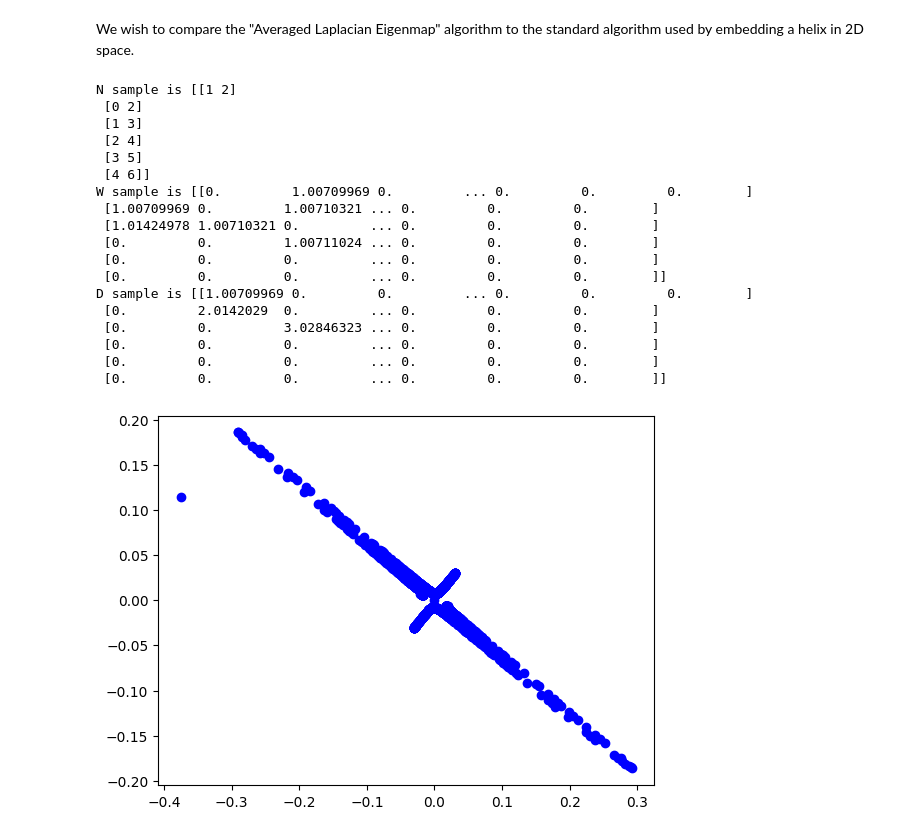
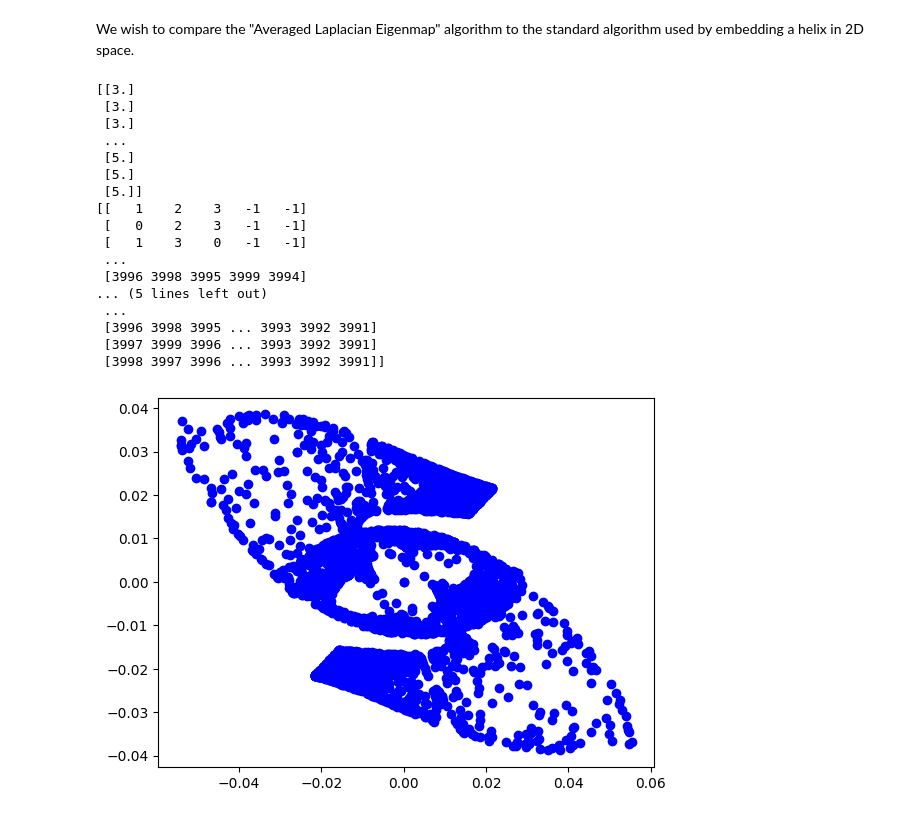
Before and after one commit to lucas-tucker/REU-2023, a Jupyter notebook: Experiment_LE_helix.ipynb, the cells around one changed output. Cells and saved outputs as stored; diff of their text form; code cells hidden in the pictures.

```diff
--- a/Experiment_LE_helix.ipynb
+++ b/Experiment_LE_helix.ipynb
@@ -66,32 +78,65 @@ X.shape
 # %% [markdown]
 We wish to compare the "Averaged Laplacian Eigenmap" algorithm to the standard
 algorithm used by embedding a helix in 2D space.
+# %%
+def sigmoid(M):
+    return 1 / (1 + np.exp(-M))
+# %%
+def radii_matr(s, t, X):
+    m = len(X[0])
+    radii = np.ones((m, 1))
+    N = t_nearest_matr(m, t, X)
+    for i in range(m):
+        x = X.T[i]
+        radii[i] = np.linalg.norm(X.T[N[i]] - x)
+    radii = np.ceil(s * sigmoid(radii / ((1 / m) * np.sum(radii))))
+    return radii
+# %%
+def nearest_matr(radii, X):
+    m = len(X[0])
+    max_radius = int(np.max(radii))
+    t_nearest = np.ones((m, max_radius), dtype=int) * (-1)
+    for id, row in enumerate(X.T):
+        dif = X.T - row # get vector representation-wise differences
+        norm_indices = np.argsort(np.linalg.norm(dif, axis = 1))
+        curr_num = int(radii[id])
+        t_nearest[id][: curr_num] = norm_indices[1: curr_num + 1]
+    return t_nearest # returns m x max_radius matrix representing k_nearest
+# %%
+# We repeat the helix analysis for ALE:
+k = 2 # projection dimension
+sigma = 1
+s = 5 # "avg neighbor size"
+radii = radii_matr(s, t, X)
+print(radii)
+N = nearest_matr(radii, X)
+N_t = t_nearest_matr(m, t, X)
+print(N)
+print(N_t)
+# %% [output]
+[[3.]
+ [3.]
+ [3.]
+ ...
+ [5.]
+ [5.]
+ [5.]]
+[[   1    2    3   -1   -1]
+ [   0    2    3   -1   -1]
+ [   1    3    0   -1   -1]
+ ...
+ [3996 3998 3995 3999 3994]
+... (5 lines left out)
+ ...
+ [3996 3998 3995 ... 3993 3992 3991]
+ [3997 3999 3996 ... 3993 3992 3991]
+ [3998 3997 3996 ... 3993 3992 3991]]
 # %%
-k = 2 # projection dimension
-sigma = 1
-P = get_le_reduced(k, t, sigma, X)
+P = get_le_reduced(k, sigma, N, X)
 
 fig = plt.figure()
 ax = fig.add_subplot(1, 1, 1)
 ax.scatter(P[0, :], P[1, :], c='b', marker='o')
 plt.show()
 # %% [output]
-N sample is [[1 2]
- [0 2]
- [1 3]
- [2 4]
- [3 5]
- [4 6]]
-W sample is [[0.         1.00709969 0.         ... 0.         0.         0.        ]
- [1.00709969 0.         1.00710321 ... 0.         0.         0.        ]
- [1.01424978 1.00710321 0.         ... 0.         0.         0.        ]
- [0.         0.         1.00711024 ... 0.         0.         0.        ]
- [0.         0.         0.         ... 0.         0.         0.        ]
- [0.         0.         0.         ... 0.         0.         0.        ]]
-D sample is [[1.00709969 0.         0.         ... 0.         0.         0.        ]
- [0.         2.0142029  0.         ... 0.         0.         0.        ]
- [0.         0.         3.02846323 ... 0.         0.         0.        ]
- [0.         0.         0.         ... 0.         0.         0.        ]
- [0.         0.         0.         ... 0.         0.         0.        ]
- [0.         0.         0.         ... 0.         0.         0.        ]]
-[figure, old version]
+[figure, new version]
```
Also changed, not shown: parts of 5 cells of this notebook, 2 other files.
